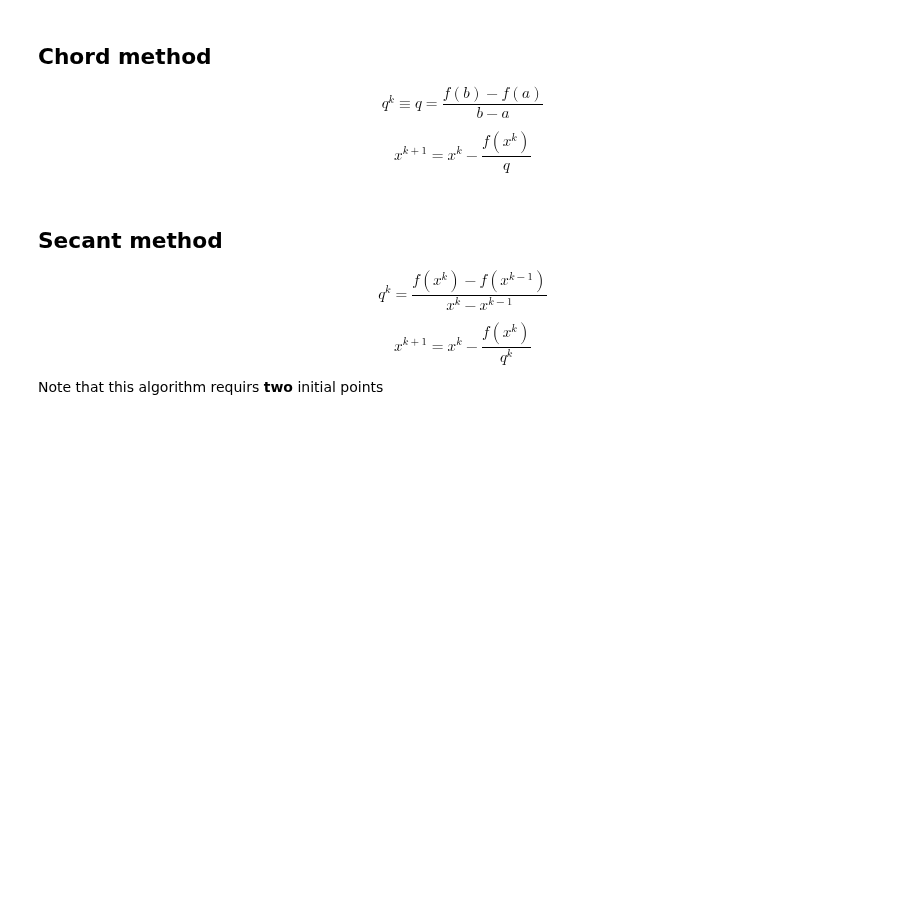
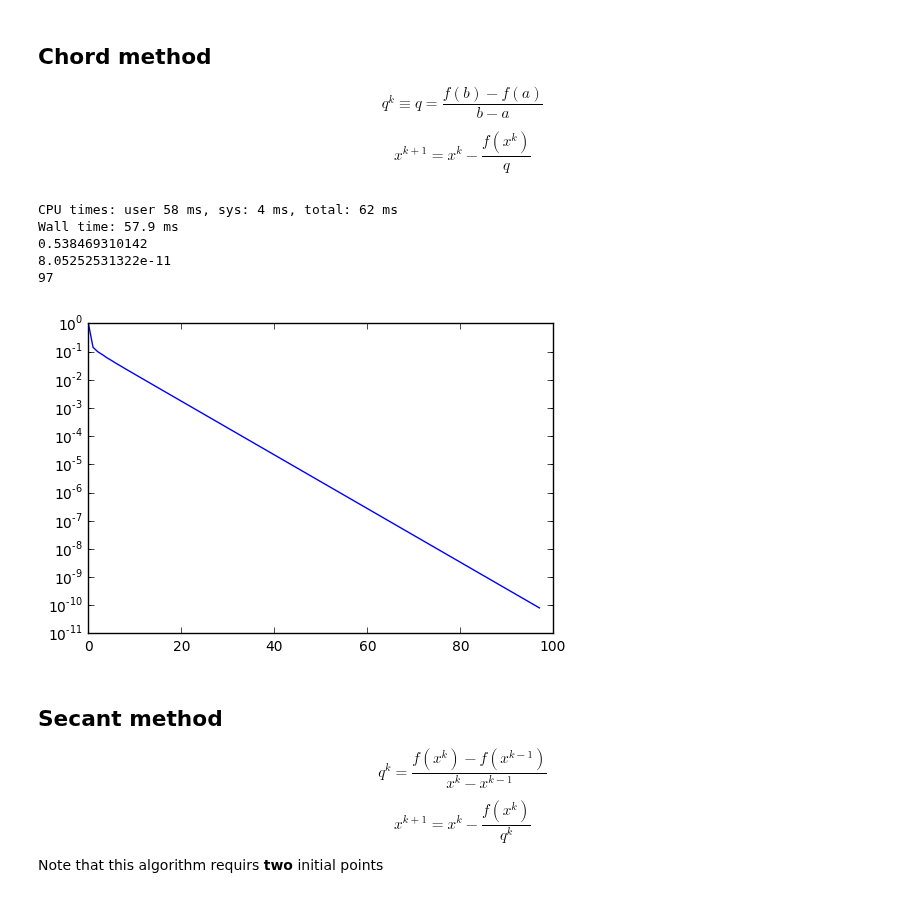
Before and after one commit to sissa/P1.4_seed, a Jupyter notebook: python-lectures/07_non_linear_equations.ipynb, the cells around one changed output. Saved outputs shown, nothing was run; the diff lists cells and outputs as text; code cells hidden in the pictures; blank space fills up the shorter version.

```diff
--- a/python-lectures/07_non_linear_equations.ipynb
+++ b/python-lectures/07_non_linear_equations.ipynb
@@ -123,27 +197,34 @@ $$
 # %%
 def chord(f,a,b,x0,eps,n_max):
     q = (f(b)-f(a))/(b-a)
     error_ = 1.
-    error = []
+    error = [error_]
     it = 0
     x = x0
     while(error_ > eps and it < n_max):
         x_new = x - f(x)/q
         error_ = abs(x_new - x)
         error.append(error_)
         x = x_new
         it += 1
 
     semilogy(error)
     return x, error, it
 
 
 
 %time root_chord, error_chord, it_chord = chord(f,a,b, x0, eps, n_max)
 
 print root_chord
 print error_chord[-1]
 print it_chord
+# %% [output]
+CPU times: user 58 ms, sys: 4 ms, total: 62 ms
+Wall time: 57.9 ms
+0.538469310142
+8.05252531322e-11
+97
+[figure, added]
 # %% [markdown]
 ## Secant method
 
```
Also changed, not shown: parts of 12 cells of this notebook.
